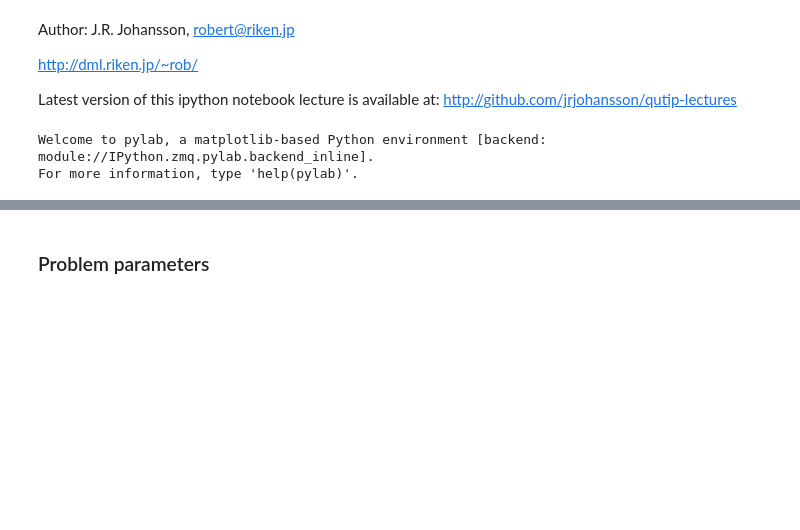
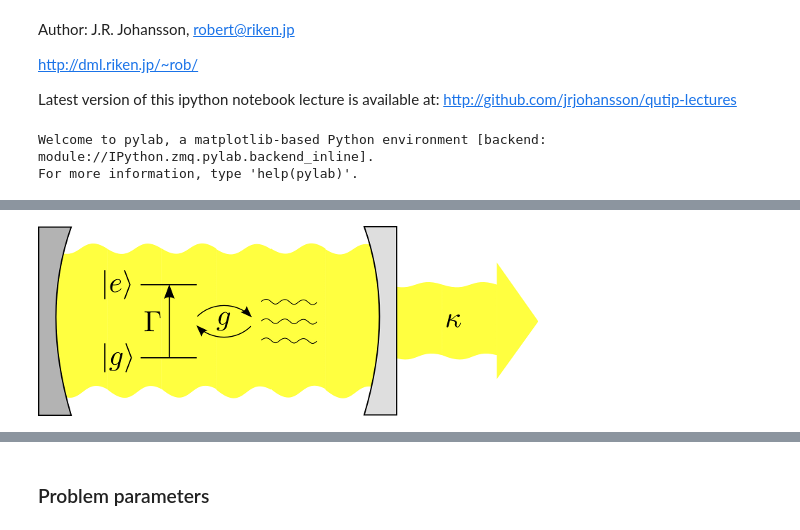
Before and after one commit to jrjohansson/qutip-lectures, a Jupyter notebook: Lecture-2B-Single-Atom-Lasing.ipynb, the cells around one changed output, grey strips where cells are left out. Cells and saved outputs as stored; diff of their text form; code cells hidden in the pictures; blank space fills up the shorter version.

```diff
--- a/Lecture-2B-Single-Atom-Lasing.ipynb
+++ b/Lecture-2B-Single-Atom-Lasing.ipynb
@@ -19 +25,5 @@ from qutip import *
+# %%
+Image(filename='images/schematic-lasing-model.png')
+# %% [output]
+[figure, added]
 # %% [markdown]
```
Also changed, not shown: parts of 6 cells of this notebook, 13 other files.
